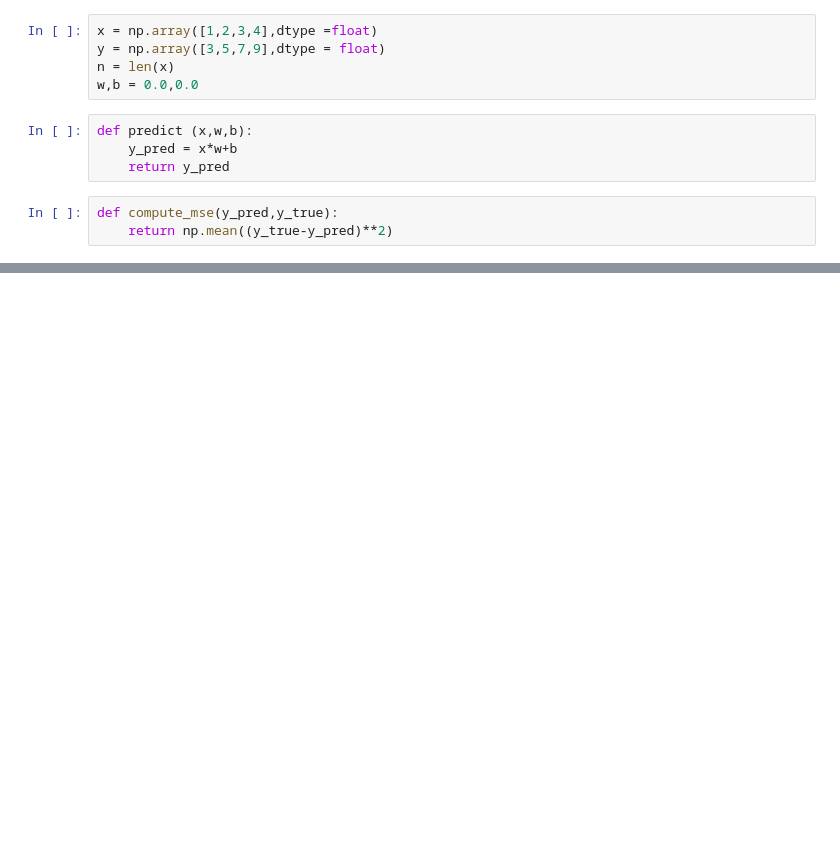
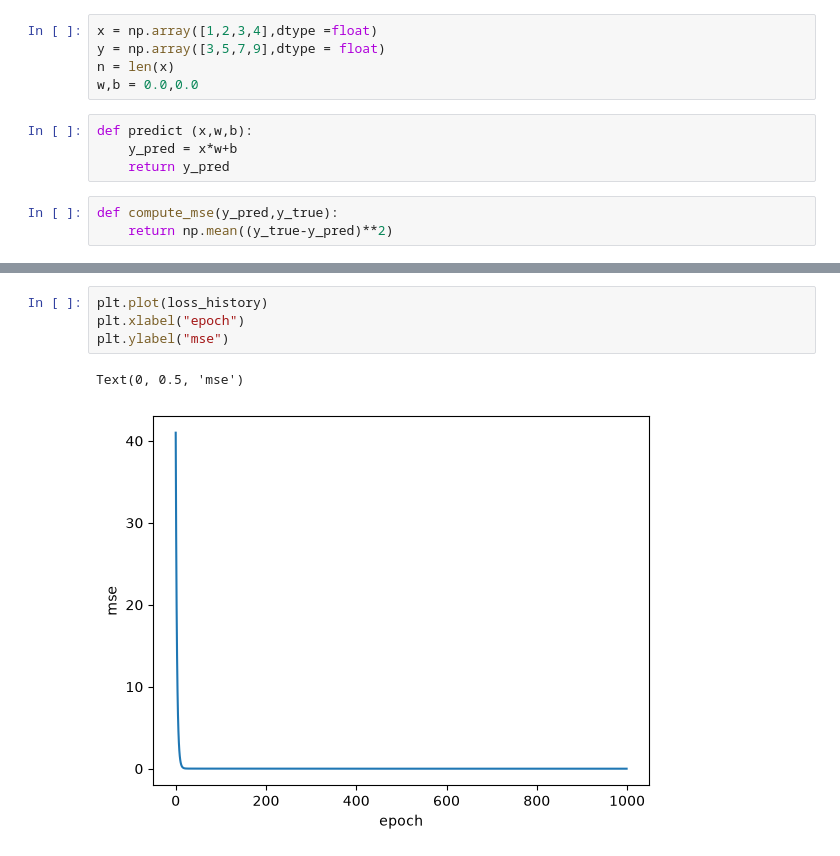
Before and after one commit to giakhangcd/Ml_Learning, a Jupyter notebook: Day3_pratice_code.ipynb, the cells around one changed output, grey strips where cells are left out. Saved outputs shown, nothing was run; the diff lists cells and outputs as text; blank space fills up the shorter version.

```diff
--- a/Day3_pratice_code.ipynb
+++ b/Day3_pratice_code.ipynb
@@ -37,0 +54,7 @@ epochs = 1000
+# %%
+plt.plot(loss_history)
+plt.xlabel("epoch")
+plt.ylabel("mse")
+# %% [output]
+Text(0, 0.5, 'mse')
+[figure, added]
```
Also changed, not shown: parts of 8 cells of this notebook, 6 other files.
